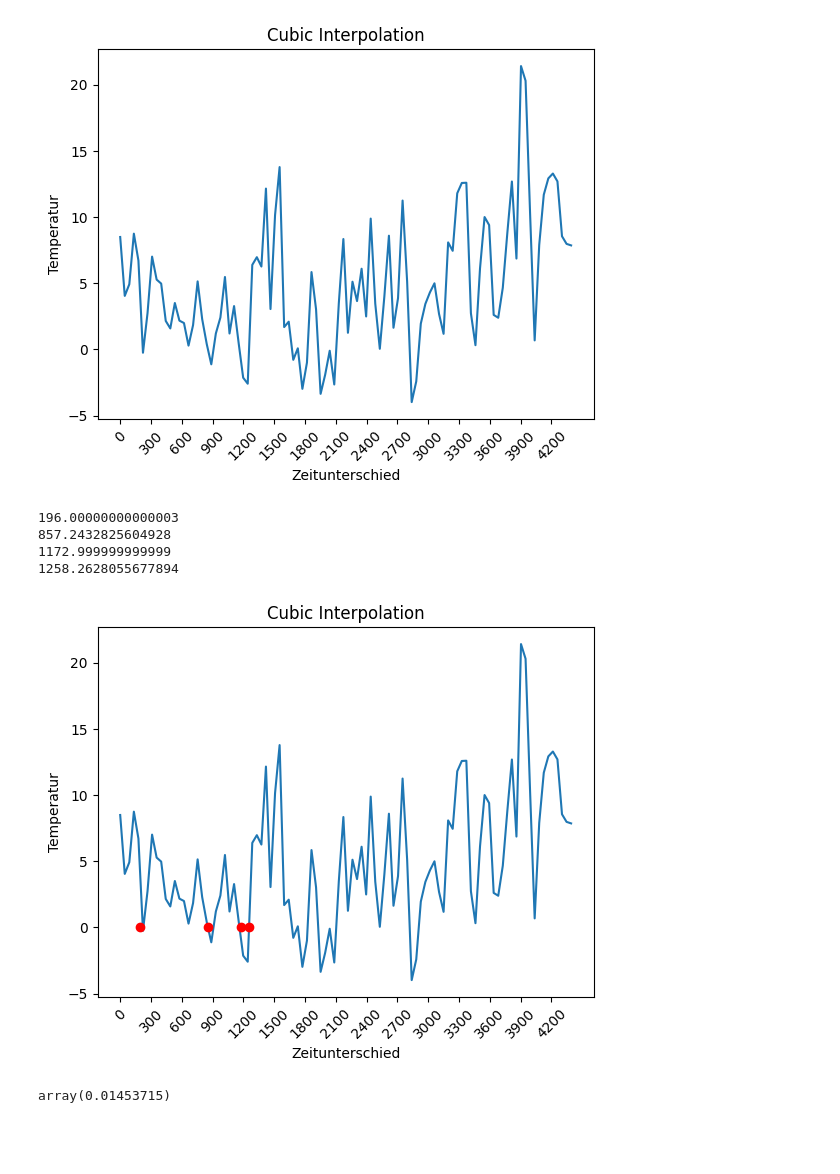
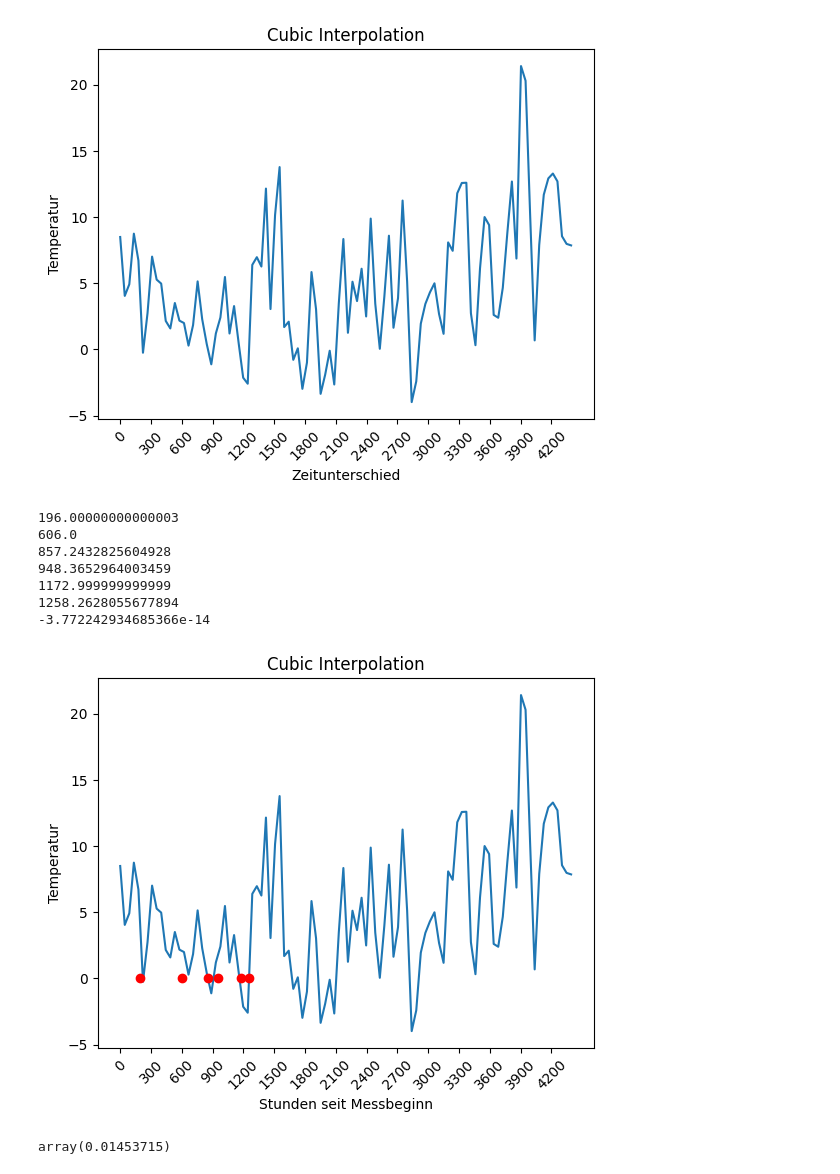
Before and after one commit to Kevin-J-Klein/NGDS-Gruppe-G, a Jupyter notebook: WetterstationGruppeG-Kevin.ipynb, the cells around one changed output. Saved outputs shown, nothing was run; the diff lists cells and outputs as text; code cells hidden in the pictures; blank space fills up the shorter version.

```diff
--- a/WetterstationGruppeG-Kevin.ipynb
+++ b/WetterstationGruppeG-Kevin.ipynb
@@ -287,37 +287,46 @@ plt.show()
 zero1 = optimize.newton(f_cubic_temp, 230)
 print(zero1)
 
+zero = optimize.newton(f_cubic_temp, 600)
+print(zero)
+
 zero2 = optimize.newton(f_cubic_temp, 900)
 print(zero2)
 
-zero0 = optimize.newton(f_cubic_temp, 900)
-print(zero0)
-
-zero3 = optimize.bisect(f_cubic_temp, 1000, 1200)
+zero3 = optimize.newton(f_cubic_temp, 950, tol=1e-14, maxiter=1000000)  #Wieso ist der nicht auf der linie im Plot???
 print(zero3)
 
-zero4 = optimize.bisect(f_cubic_temp, 1200, 1500)
+zero4 = optimize.bisect(f_cubic_temp, 1000, 1200)
 print(zero4)
+
+zero5 = optimize.bisect(f_cubic_temp, 1200, 1500)
+print(zero5)
+
+print(f_cubic_temp(zero3))
 # %% [output]
 196.00000000000003
+606.0
 857.2432825604928
+948.3652964003459
 1172.999999999999
 1258.2628055677894
+-3.772242934685366e-14
 # %%
+#Zero punkte ungenau :(
 # Plot der Funktion
 plt.plot(x_values, y_values)
-plt.plot([zero1, zero2, zero3, zero4], [0, 0, 0, 0], "or", label="Nullstellen")
+plt.plot([zero1, zero2, zero3, zero4, zero5, zero], [0, 0, 0, 0, 0, 0], "or", label="Nullstellen")
 
-plt.xlabel('Zeitunterschied')
+plt.xlabel('Stunden seit Messbeginn')
 x_ticks = np.arange(time_diff.min(), time_diff.max()/2, 300)
 plt.xticks(x_ticks, rotation = 45)
 
 plt.ylabel('Temperatur')
 plt.title('Cubic Interpolation')
 
 plt.show()
 # %% [output]
-[figure, old version]
+[figure, new version]
 # %%
 f_cubic_temp(7311/2)
 # %% [output]
```
